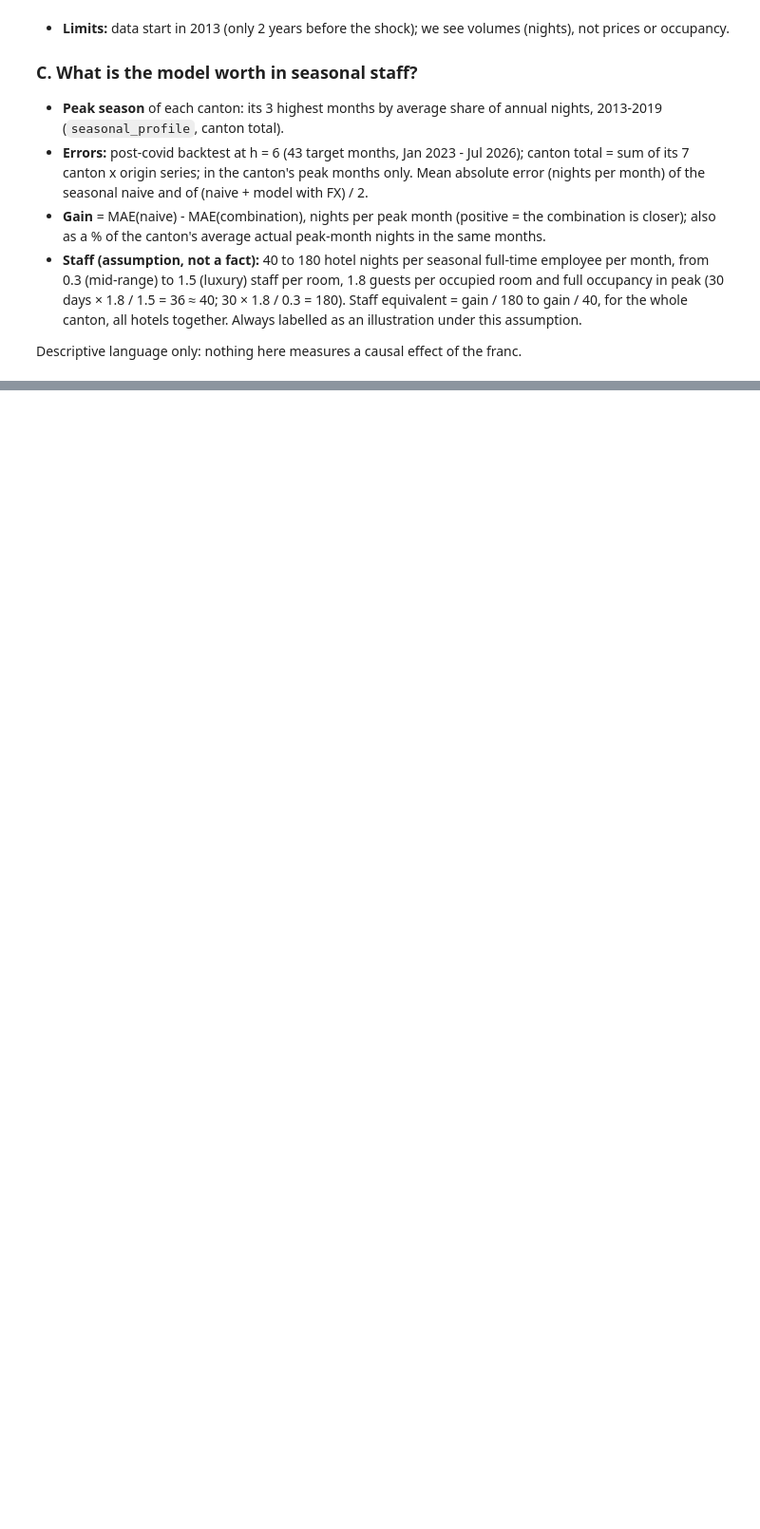
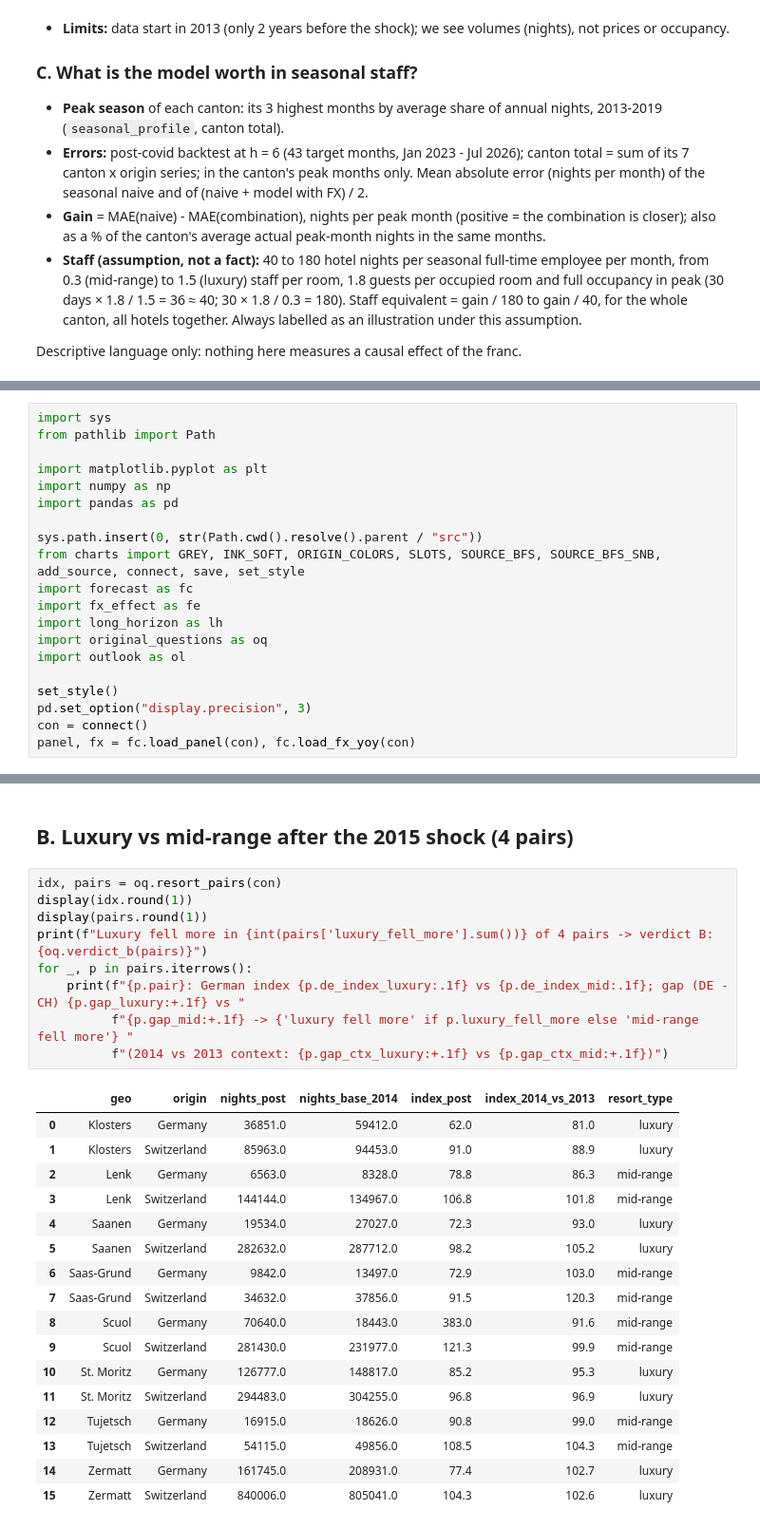
Before and after one commit to Pauulinooo/swiss-tourism-fx, a Jupyter notebook: notebooks/06_original_questions.ipynb, the cells around one changed output, grey strips where cells are left out. Shown at 95% size. Cells and saved outputs as stored; diff of their text form; blank space fills up the shorter version.

```diff
--- a/notebooks/06_original_questions.ipynb
+++ b/notebooks/06_original_questions.ipynb
@@ -28,0 +55,20 @@ Descriptive language only: nothing here measures a causal effect of the franc.
+# %%
+import sys
+from pathlib import Path
+
+import matplotlib.pyplot as plt
+import numpy as np
+import pandas as pd
+
+sys.path.insert(0, str(Path.cwd().resolve().parent / "src"))
+from charts import GREY, INK_SOFT, ORIGIN_COLORS, SLOTS, SOURCE_BFS, SOURCE_BFS_SNB, add_source, connect, save, set_style
+import forecast as fc
+import fx_effect as fe
+import long_horizon as lh
+import original_questions as oq
+import outlook as ol
+
+set_style()
+pd.set_option("display.precision", 3)
+con = connect()
+panel, fx = fc.load_panel(con), fc.load_fx_yoy(con)
@@ -28,0 +158,29 @@ Descriptive language only: nothing here measures a causal effect of the franc.
+# %% [markdown]
+## B. Luxury vs mid-range after the 2015 shock (4 pairs)
+# %%
+idx, pairs = oq.resort_pairs(con)
+display(idx.round(1))
+display(pairs.round(1))
+print(f"Luxury fell more in {int(pairs['luxury_fell_more'].sum())} of 4 pairs -> verdict B: {oq.verdict_b(pairs)}")
+for _, p in pairs.iterrows():
+    print(f"{p.pair}: German index {p.de_index_luxury:.1f} vs {p.de_index_mid:.1f}; gap (DE - CH) {p.gap_luxury:+.1f} vs "
+          f"{p.gap_mid:+.1f} -> {'luxury fell more' if p.luxury_fell_more else 'mid-range fell more'} "
+          f"(2014 vs 2013 context: {p.gap_ctx_luxury:+.1f} vs {p.gap_ctx_mid:+.1f})")
+# %% [output]
+|  | geo | origin | nights_post | nights_base_2014 | index_post | index_2014_vs_2013 | resort_type |
+| 0 | Klosters | Germany | 36851.0 | 59412.0 | 62.0 | 81.0 | luxury |
+| 1 | Klosters | Switzerland | 85963.0 | 94453.0 | 91.0 | 88.9 | luxury |
+| 2 | Lenk | Germany | 6563.0 | 8328.0 | 78.8 | 86.3 | mid-range |
+| 3 | Lenk | Switzerland | 144144.0 | 134967.0 | 106.8 | 101.8 | mid-range |
+| 4 | Saanen | Germany | 19534.0 | 27027.0 | 72.3 | 93.0 | luxury |
+| 5 | Saanen | Switzerland | 282632.0 | 287712.0 | 98.2 | 105.2 | luxury |
+| 6 | Saas-Grund | Germany | 9842.0 | 13497.0 | 72.9 | 103.0 | mid-range |
+| 7 | Saas-Grund | Switzerland | 34632.0 | 37856.0 | 91.5 | 120.3 | mid-range |
+| 8 | Scuol | Germany | 70640.0 | 18443.0 | 383.0 | 91.6 | mid-range |
+| 9 | Scuol | Switzerland | 281430.0 | 231977.0 | 121.3 | 99.9 | mid-range |
+| 10 | St. Moritz | Germany | 126777.0 | 148817.0 | 85.2 | 95.3 | luxury |
+| 11 | St. Moritz | Switzerland | 294483.0 | 304255.0 | 96.8 | 96.9 | luxury |
+| 12 | Tujetsch | Germany | 16915.0 | 18626.0 | 90.8 | 99.0 | mid-range |
+| 13 | Tujetsch | Switzerland | 54115.0 | 49856.0 | 108.5 | 104.3 | mid-range |
+| 14 | Zermatt | Germany | 161745.0 | 208931.0 | 77.4 | 102.7 | luxury |
+| 15 | Zermatt | Switzerland | 840006.0 | 805041.0 | 104.3 | 102.6 | luxury |
```
Also changed, not shown: parts of 20 cells of this notebook, 2 other files.
